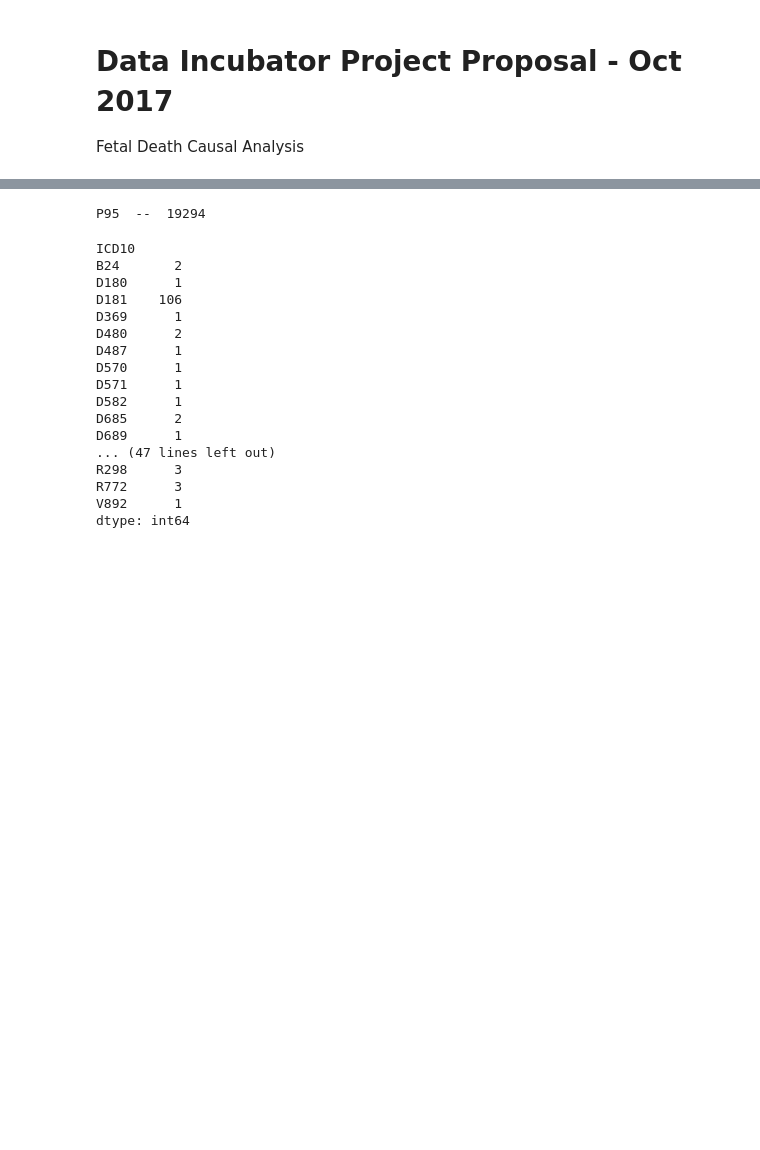
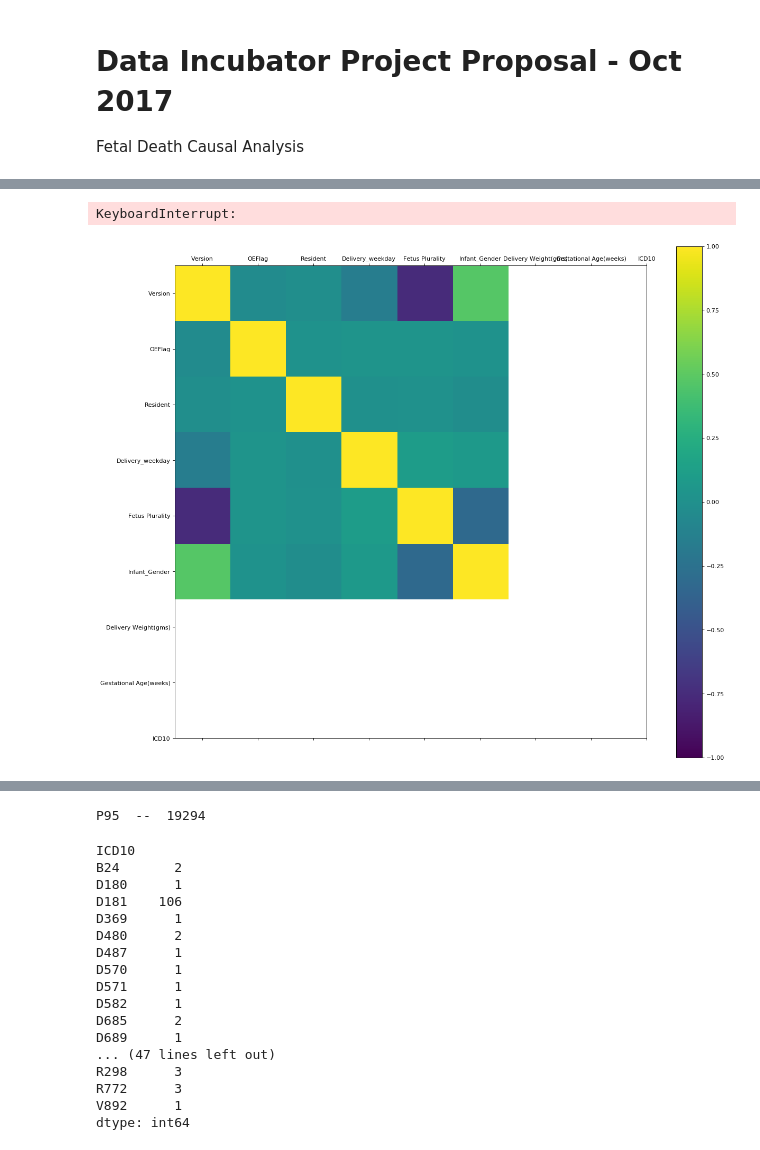
Before and after one commit to shayanray/dataincubator2017, a Jupyter notebook: DataIncubator-analysis.ipynb, the cells around one changed output, grey strips where cells are left out. Drawn from its saved outputs; the diff is of its cells as text; code cells hidden in the pictures; blank space fills up the shorter version.

```diff
--- a/DataIncubator-analysis.ipynb
+++ b/DataIncubator-analysis.ipynb
@@ -39,3 +32,26 @@ icds = df.loc[df["ICD10"].notnull(), :]
+# %%
+#data with root cause of death in ICD10 field
+birthwt = icds.loc[df["GA"].notnull(), :]
+birthwt
+# %% [output]
+KeyboardInterrupt:
+# %%
+correlations = icds.corr()
+# plot correlation matrix
+fig = plt.figure(figsize=(18, 16), dpi= 80)
+ax = fig.add_subplot(111)
+cax = ax.matshow(correlations, vmin=-1, vmax=1)
+fig.colorbar(cax)
+ticks = np.arange(0,9,1)
+ax.set_xticks(ticks)
+ax.set_yticks(ticks)
+ax.set_xticklabels(headerNames)
+ax.set_yticklabels(headerNames)
+plt.show()
+
+fig.savefig('FeatureCorrelation.png')
+# %% [output]
+[figure, added]
 # %%
 icds
 # %% [output]
```
Also changed, not shown: parts of 5 cells of this notebook, 1 other file.
